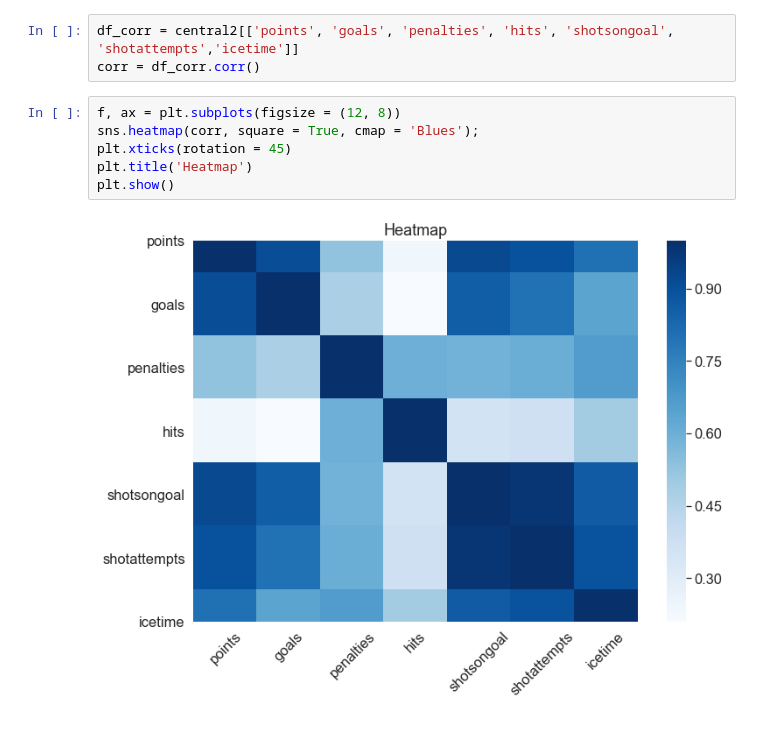
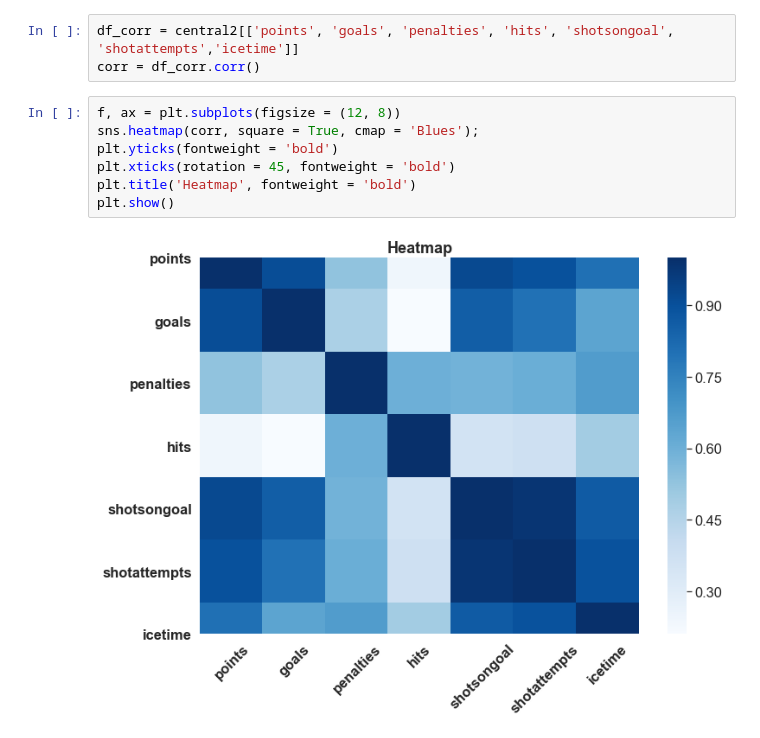
Before and after one commit to andrewcole33/blackhawks_salary_analysis, a Jupyter notebook: all_skaters.ipynb, the cells around one changed output. Cells and saved outputs as stored; diff of their text form.

Commit message:
Final Tuning to Visualizations

```diff
--- a/all_skaters.ipynb
+++ b/all_skaters.ipynb
@@ -158,11 +169,12 @@ corr = df_corr.corr()
 # %%
 f, ax = plt.subplots(figsize = (12, 8))
 sns.heatmap(corr, square = True, cmap = 'Blues');
-plt.xticks(rotation = 45)
-plt.title('Heatmap')
+plt.yticks(fontweight = 'bold')
+plt.xticks(rotation = 45, fontweight = 'bold')
+plt.title('Heatmap', fontweight = 'bold')
 plt.show()
 # %% [output]
-[figure, old version]
+[figure, new version]
 # %%
 sns.pairplot(data = df_corr);
 # %% [output]
```
Also changed, not shown: parts of 11 cells of this notebook.
